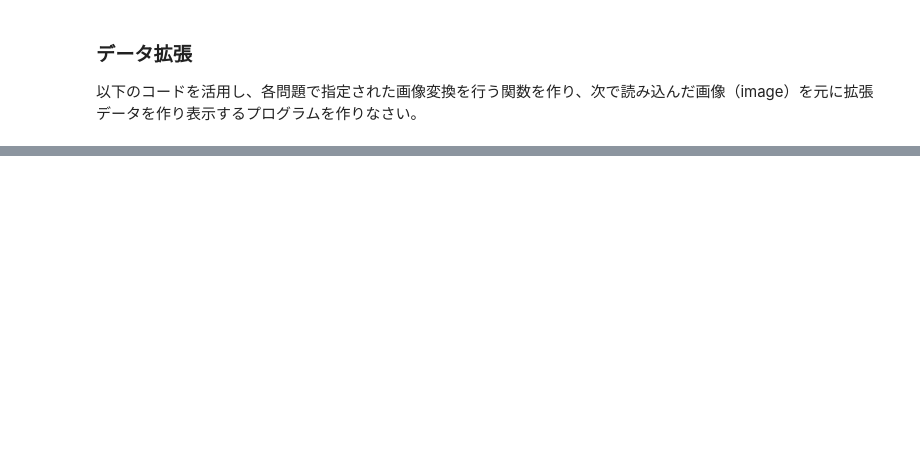
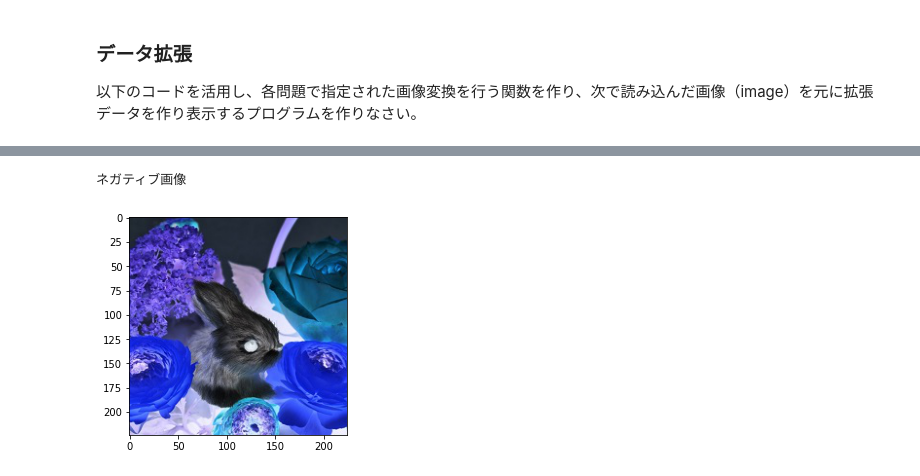
Before and after one commit to hato0501/E-certificate, a Jupyter notebook: Day2演習.ipynb, the cells around one changed output, grey strips where cells are left out. Saved outputs shown, nothing was run; the diff lists cells and outputs as text; code cells hidden in the pictures; blank space fills up the shorter version.

```diff
--- a/Day2演習.ipynb
+++ b/Day2演習.ipynb
@@ -271,14 +331,18 @@ print(image)
 # %%
 def get_negative(image):
     # イメージをコピー
     new_image = image.copy()
-    new_image = ###### 問3 ######
+    # new_image = ###### 問3 ######
+    new_image = 255 - new_image
     return new_image
 
 print("ネガティブ画像")
 image_2 = get_negative(image)
 plt.imshow( image_2 )
 plt.show()
+# %% [output]
+ネガティブ画像
+[figure, added]
 # %% [markdown]
 4-1,2,3. <font color="Red">画像からR,G,Bのうち指定したチャンネルの画像を取得する関数 __get_channel__ を作り、imageの画像のR成分、G成分、B成分のチャンネルの画像を生成し表示しなさい。</font>
     - 引数は2つ。第一引数は画像（image）、第二引数にはチャンネルを指定する
```
Also changed, not shown: parts of 14 cells of this notebook.
